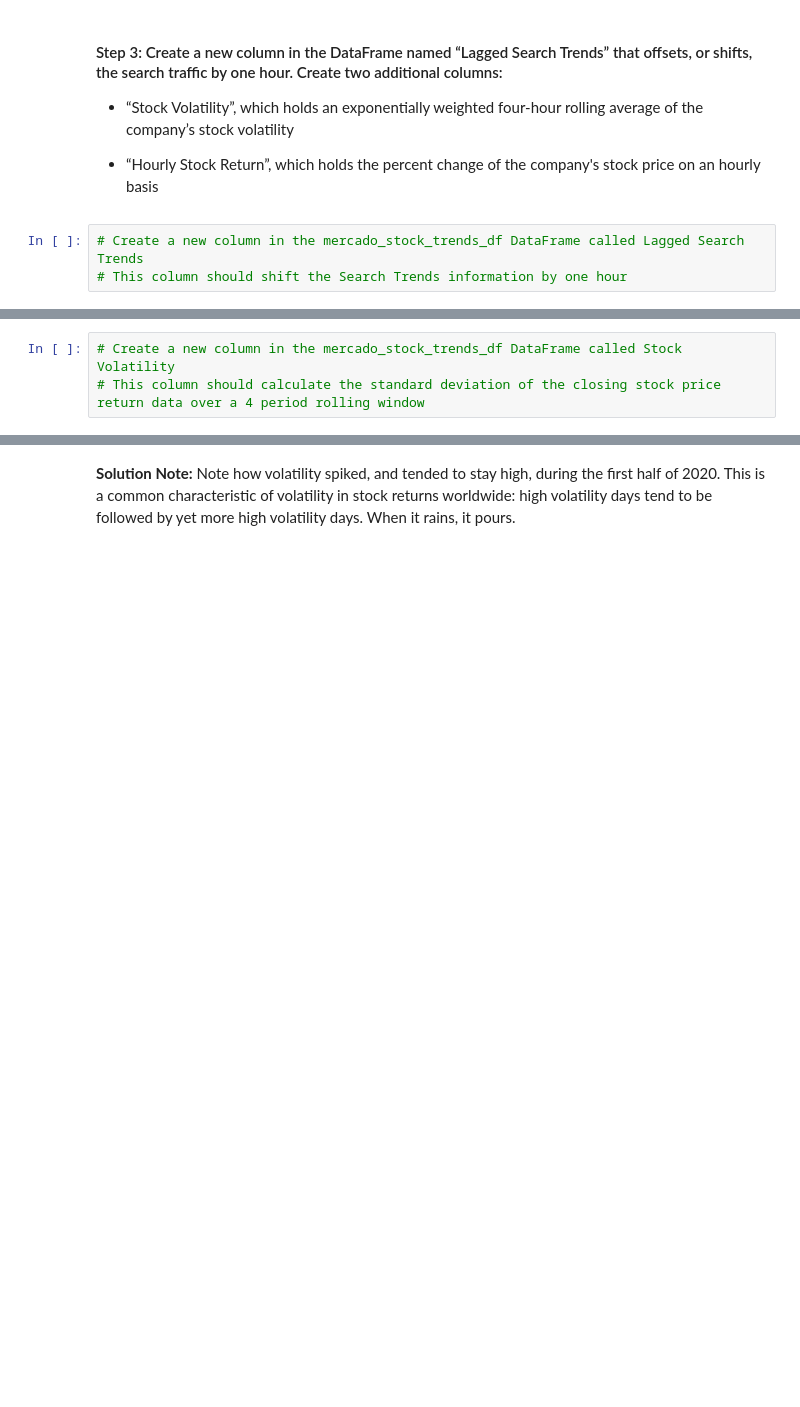
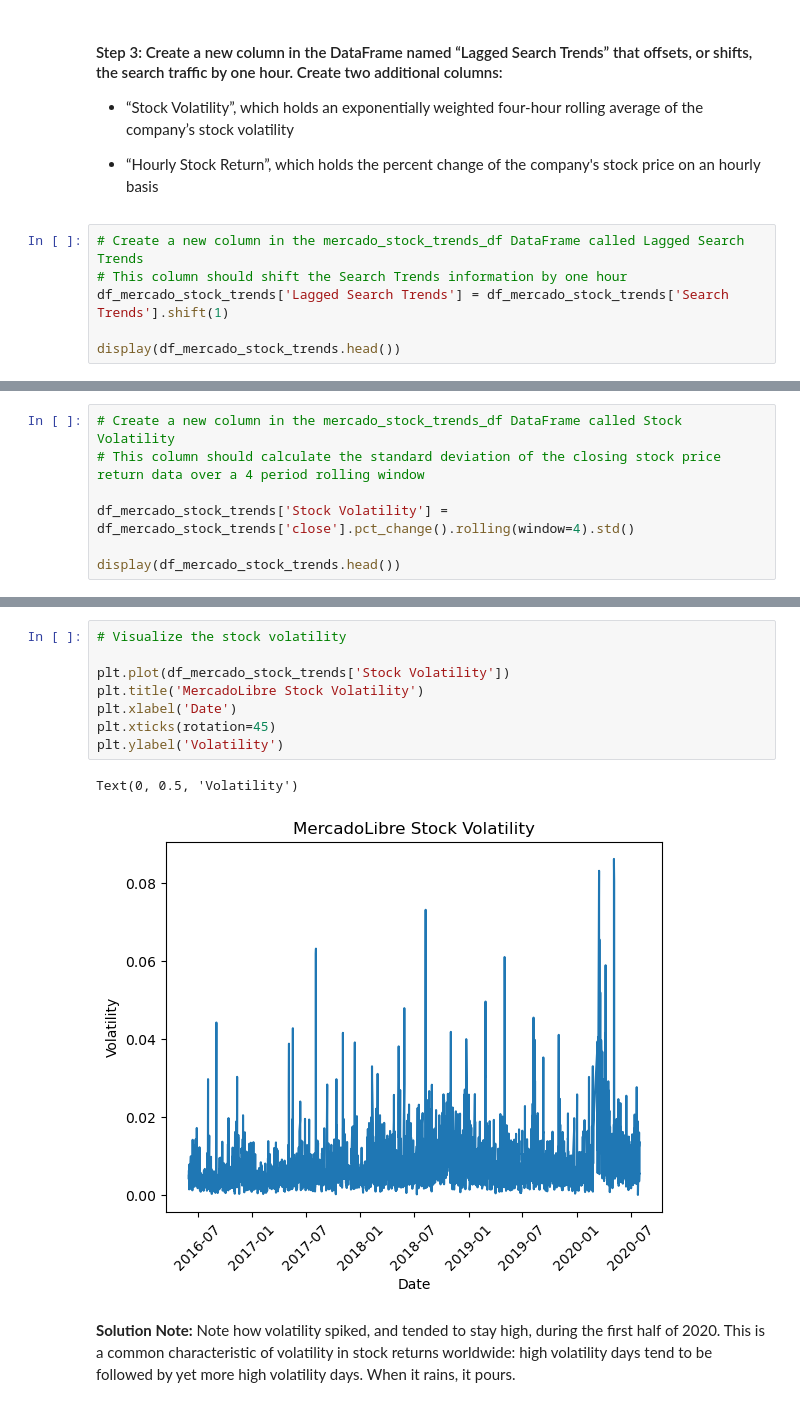
Before and after one commit to robbstenman/prophet-challenge, a Jupyter notebook: forecasting_net_prophet.ipynb, the cells around one changed output, grey strips where cells are left out. Saved outputs shown, nothing was run; the diff lists cells and outputs as text; blank space fills up the shorter version.

```diff
--- a/forecasting_net_prophet.ipynb
+++ b/forecasting_net_prophet.ipynb
@@ -329,3 +332,6 @@ array([<Axes: >, <Axes: >], dtype=object)
 # %%
 # Create a new column in the mercado_stock_trends_df DataFrame called Lagged Search Trends
 # This column should shift the Search Trends information by one hour
+df_mercado_stock_trends['Lagged Search Trends'] = df_mercado_stock_trends['Search Trends'].shift(1)
+
+display(df_mercado_stock_trends.head())
@@ -332,3 +345,7 @@ array([<Axes: >, <Axes: >], dtype=object)
 # %%
 # Create a new column in the mercado_stock_trends_df DataFrame called Stock Volatility
 # This column should calculate the standard deviation of the closing stock price return data over a 4 period rolling window
+
+df_mercado_stock_trends['Stock Volatility'] = df_mercado_stock_trends['close'].pct_change().rolling(window=4).std()
+
+display(df_mercado_stock_trends.head())
@@ -340,3 +359,14 @@ array([<Axes: >, <Axes: >], dtype=object)
+# %%
+# Visualize the stock volatility
+
+plt.plot(df_mercado_stock_trends['Stock Volatility'])
+plt.title('MercadoLibre Stock Volatility')
+plt.xlabel('Date')
+plt.xticks(rotation=45)
+plt.ylabel('Volatility')
+# %% [output]
+Text(0, 0.5, 'Volatility')
+[figure, added]
 # %% [markdown]
 **Solution Note:** Note how volatility spiked, and tended to stay high, during the first half of 2020. This is a common characteristic of volatility in stock returns worldwide: high volatility days tend to be followed by yet more high volatility days. When it rains, it pours.
 # %%
```
Also changed, not shown: parts of 11 cells of this notebook.
